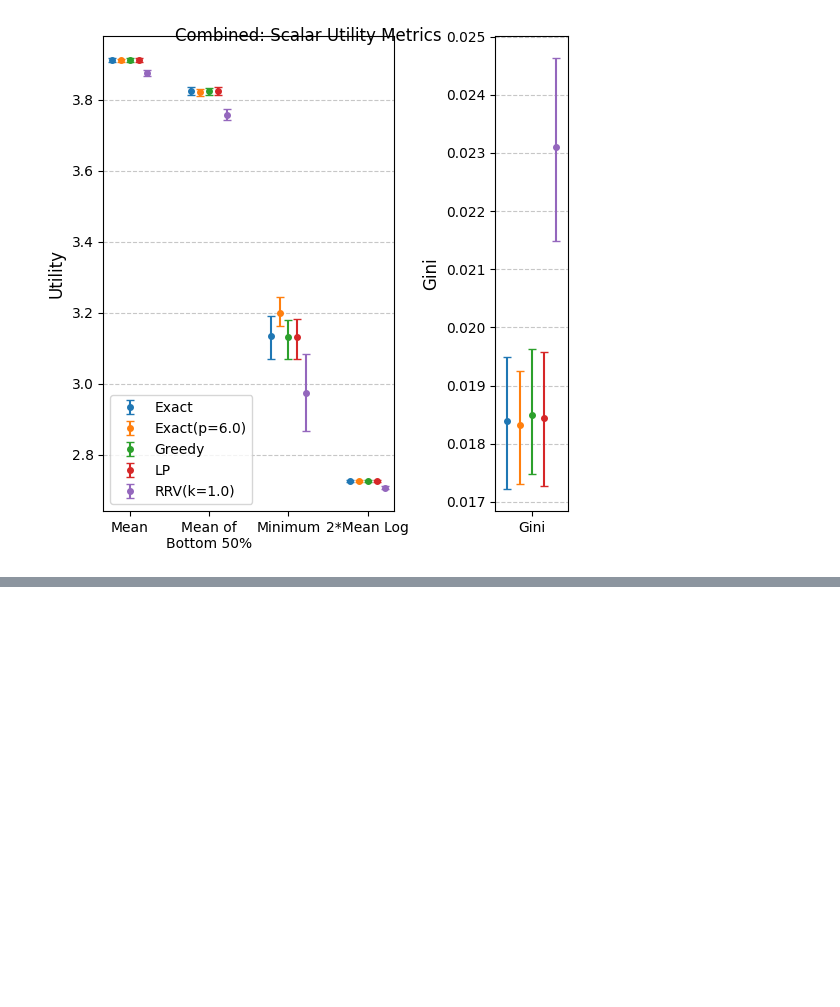
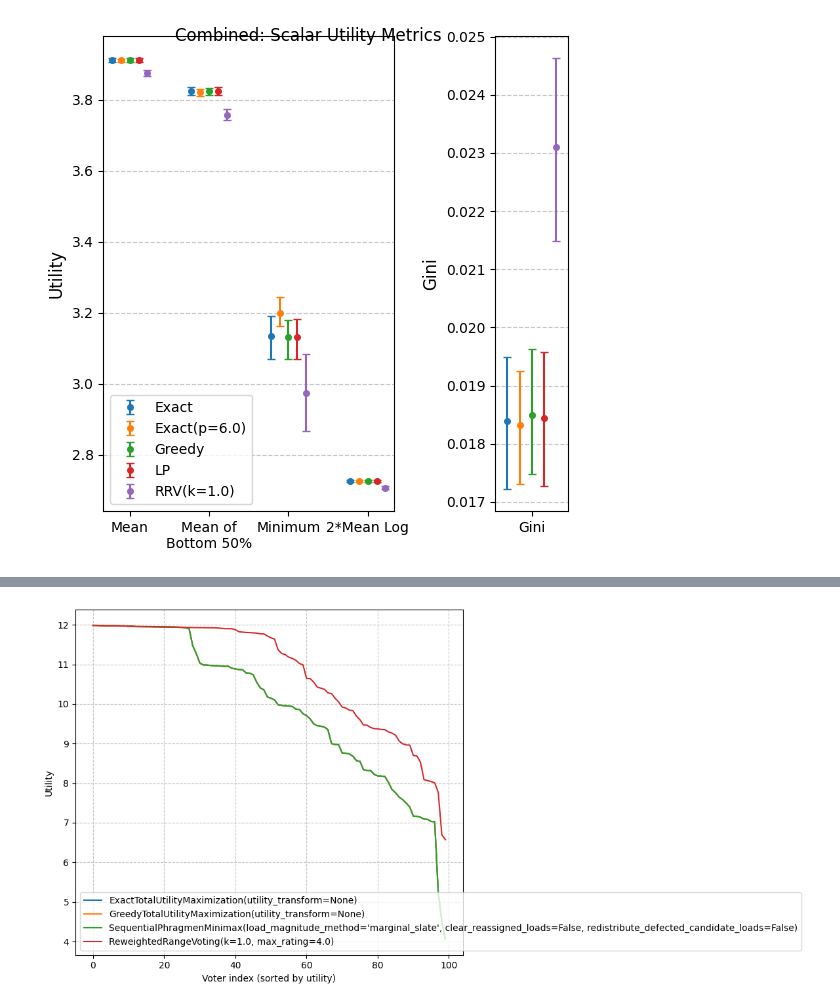
Before and after one commit to aaron-sandoval/generative_social_choice, a Jupyter notebook: generative_social_choice/plots/compare_voting_algs_on_chatbot_data.ipynb, the cells around one changed output, grey strips where cells are left out. Cells and saved outputs as stored; diff of their text form; code cells hidden in the pictures; blank space fills up the shorter version.

```diff
--- a/generative_social_choice/plots/compare_voting_algs_on_chatbot_data.ipynb
+++ b/generative_social_choice/plots/compare_voting_algs_on_chatbot_data.ipynb
@@ -619,0 +675,3 @@ create_all_plots_from_utilities(slate8_utilities_ours, slate8_utilities_baseline
+# %%
+rrv_slates_sel = df_slates_ours.loc[:, [col for col in df_slates_ours.columns if col[0] == 3]].droplevel(0, axis=1)
+rrv_slates_sel
@@ -619,0 +683,10 @@ create_all_plots_from_utilities(slate8_utilities_ours, slate8_utilities_baseline
+# %%
+slate_wide_utilities = pd.DataFrame(columns=rrv_slates_sel.columns, index=df_voter_utilities_ours.index)
+for col in slate_wide_utilities.columns:
+    slate_wide_utilities[col] = df_ours_sel[rrv_slates_sel[col]].sum(axis=1)
+
+slate_wide_utilities
+# %%
+rrv_plot_3 = plot_sorted_utility_distributions(slate_wide_utilities)
+# %% [output]
+[figure, added]
```
Also changed, not shown: parts of 11 cells of this notebook.
